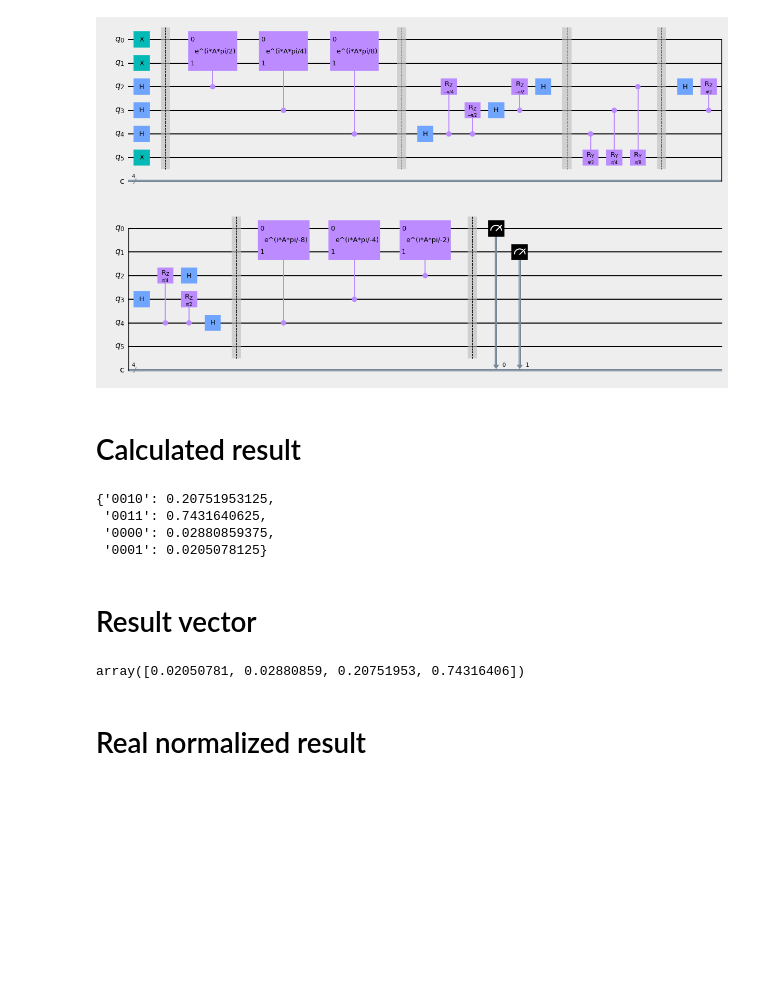
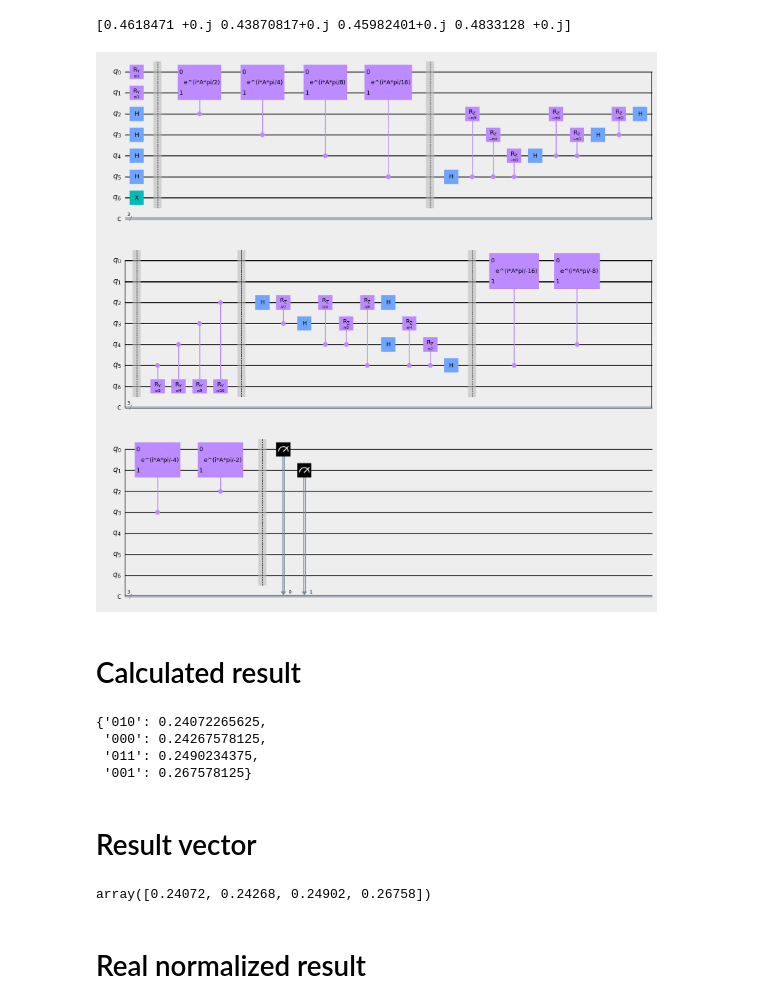
Before and after one commit to UralmashFox/Quantum_HHL, a Jupyter notebook: Tikhonov/original.ipynb, the cells around one changed output. Drawn from its saved outputs; the diff is of its cells as text; code cells hidden in the pictures; blank space fills up the shorter version.

```diff
--- a/Tikhonov/original.ipynb
+++ b/Tikhonov/original.ipynb
@@ -17,16 +22,23 @@ from qiskit.quantum_info import Operator
 # %%
-from qiskit.quantum_info import SparsePauliOp
-from qiskit.opflow.list_ops import SummedOp
-from qiskit.circuit import Parameter
-from qiskit.opflow import I, X, Y, Z, H, CX, Zero, ListOp, PauliExpectation, PauliTrotterEvolution, CircuitSampler, MatrixEvolution, Suzuki, PauliSumOp
-A = np.array([
-    [11, 5, -1, -1],
-    [5, 11, 1, 1],
-    [-1, 1, 11, -5],
-    [-1, 1, -5, 11],
-    ]).astype('complex')
+A = np.array([[ 1.09348182,  0.01643946, -0.01384925, -0.01213564], [ 0.01643946,  1.05659253,  0.04265326,  0.01915678], [-0.01384925,  0.04265326,  1.03990905,  0.01967412], [-0.01213564,  0.01915678,  0.01967412,  1.01001659]]).astype('complex')
 
-b = np.array([0, 0, 0, 1]).T
+# A = np.array([[ 0.6201803 , -0.0884858 ,  0.06018728, -0.47339672],
+#               [-0.0884858 ,  0.97938565,  0.0140217 , -0.11028624],
+#               [ 0.06018728,  0.0140217 ,  0.99046256,  0.07501575],
+#               [-0.47339672, -0.11028624,  0.07501575,  0.4099715 ]]).astype('complex')
+# A = np.array([[ 1.20061653,  0.37361167,  0.2394791 ,  0.39870151],
+#               [ 0.37361167,  2.43936584,  0.75247403, -0.17244919],
+#               [ 0.2394791 ,  0.75247403,  3.25826483, -0.48329325],
+#               [ 0.39870151, -0.17244919, -0.48329325,  3.1017528 ]]).astype('complex')
+# u, s, vh = np.linalg.svd(A, full_matrices=False)
+# print(s)
+
+b = np.array([np.sin(np.pi/4)**2, np.sin(np.pi/4)**2, np.sin(np.pi/4)**2, np.sin(np.pi/4)**2]).T
+# b = np.array([0, 0, 0, 1]).T
+x = np.linalg.solve(A, b)
+print(x)
+# %% [output]
+[0.4618471 +0.j 0.43870817+0.j 0.45982401+0.j 0.4833128 +0.j]
 # %%
 def get_gate(A, n):
     pauli_op = PauliSumOp(SparsePauliOp.from_operator(A))
@@ -43,14 +55,14 @@ def get_gate(A, n):
     return gate
 # %%
 n_b = 2
-n_ = 3
+n_ = 4 #3 is an optimal
 n_ancilla = 1
-n_cl = 4
+n_cl = 3
 # quantum circuit initialization
 qc = QuantumCircuit(n_b + n_ + n_ancilla, n_cl)
 # b-vector state preparation
 for i in range(n_b):
-    qc.x(i)
+    qc.ry(np.pi/2, i)
 for i in range(n_b, n_b+n_):
     qc.h(i)
 qc.x(-1)
@@ -62,35 +74,36 @@ for i in range(1, n_+1):
 qc.barrier()
 # Phase estimation
 for j in range(n_b + n_ - 1, n_b, -1):
     qc.h(j)
     for m in range(j - n_b):
         qc.crz(-np.pi/float(2**(j-m - n_b)), j, m+n_b)
 qc.h(j-1)
 qc.barrier()
 # As I understood, we wncode ancilla qubit to be sure that result will be correct
 for j in range(1, 1+n_):
     qc.cry(np.pi/(2**j), n_b+n_-j, n_b+n_)
 qc.barrier()
 # Inverse quantum Fourier transform
 for j in range(n_b, n_b + n_):
     for m in range(j - n_b):
         qc.crz(np.pi/float(2**(j-m - n_b)), j, m+n_b)
     qc.h(j)
 qc.h(n_b)
 qc.barrier()
 # Eigenvalues storing in the vecor b register
 for i in range(n_, 0, -1):
     gate = get_gate(A, -(2**(i)))
     qc.append(gate,[i+1, 0, 1], )
 qc.barrier()
 # qubits measurement. I do not measure the ancilla qubit
-# qc.measure(-1, 2)
+# qc.measure(-1, 3)
 qc.measure(0, 0)
 qc.measure(1, 1)
+# qc.measure(2, 2)
 
 qc.draw(output='mpl', style={'backgroundcolor': '#EEEEEE'})
 # %% [output]
-[figure, old version]
+[figure, new version]
 # %%
 simulator = Aer.get_backend('qasm_simulator')
 circ = transpile(qc, simulator)
@@ -105,18 +118,18 @@ for k, v in probabilities.items():
     probabilities[k] = v/shots
 probabilities
 # %% [output]
-{'0010': 0.20751953125,
- '0011': 0.7431640625,
- '0000': 0.02880859375,
- '0001': 0.0205078125}
+{'010': 0.24072265625,
+ '000': 0.24267578125,
+ '011': 0.2490234375,
+ '001': 0.267578125}
 # %% [markdown]
 # Result vector
 # %%
 vect = np.array([v for k,v in probabilities.items()])
 vect.sort()
-vect
+np.round(vect, 5)
 # %% [output]
-array([0.02050781, 0.02880859, 0.20751953, 0.74316406])
+array([0.24072, 0.24268, 0.24902, 0.26758])
 # %% [markdown]
 # Real normalized result
 # %%
```
Also changed, not shown: parts of 4 cells of this notebook, 6 other files.
